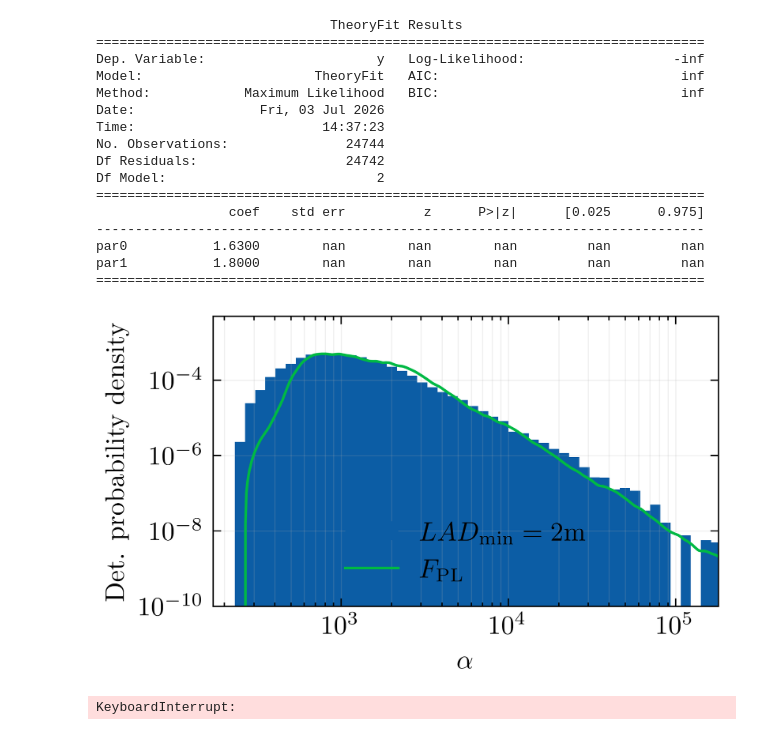
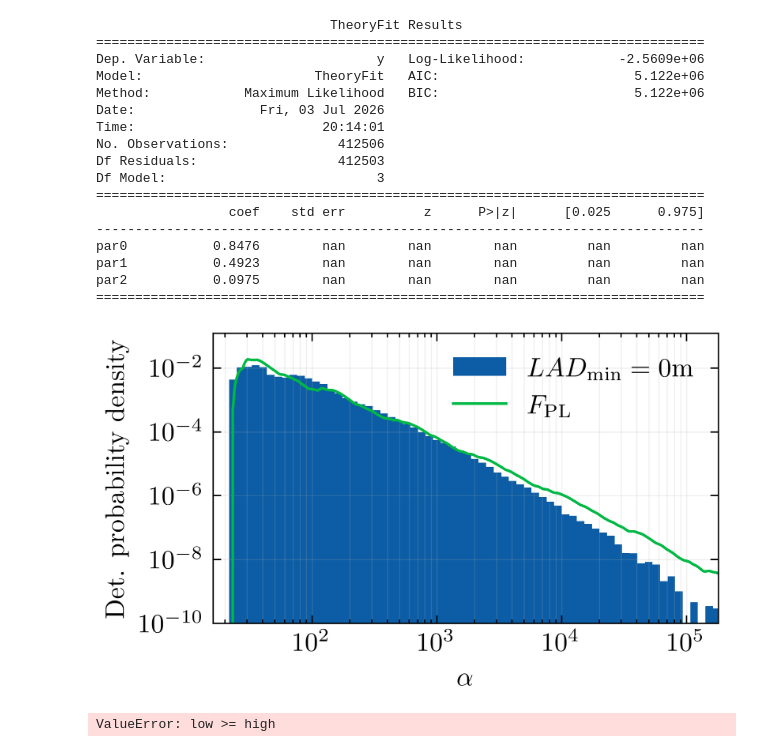
Before and after one commit to Joshua13764/QMAP, a Jupyter notebook: analysis/AkaikeWeights/workbook_simple_PowerLaw.ipynb, the cells around one changed output. Cells and saved outputs as stored; diff of their text form; code cells hidden in the pictures.

```diff
--- a/analysis/AkaikeWeights/workbook_simple_PowerLaw.ipynb
+++ b/analysis/AkaikeWeights/workbook_simple_PowerLaw.ipynb
@@ -25,62 +25,67 @@ from typing import Callable
 dp = DataProductEncyclopedia(
     data_products_path=Path(r"C:\Users\Joshu\OneDrive - Nexus365\AO33\Boulder_database\AO33\.data_products"))
 # %%
-from boulder_statistics.analysis.power_law_fitting import PowerLawFitting
+from boulder_statistics.analysis.power_law_var_g_fitting import PowerLawVarGFitting
 from boulder_statistics.analysis.sensitivity_model.KDE_bootstrapped_sensitivity_model import KDEBootstrappedSensitivityModel
 
 sm = KDEBootstrappedSensitivityModel(dp.db_jaccard_agg)
-fit = PowerLawFitting(dp, LAD_min=2,
-            sensitivity_model = KDEBootstrappedSensitivityModel(dp.db_jaccard_agg))
+fit = PowerLawVarGFitting(
+    dp, LAD_min=0,
+    sensitivity_model = KDEBootstrappedSensitivityModel(dp.db_jaccard_agg)
+    )
 # %%
 from statsmodels.base.model import GenericLikelihoodModelResults
 
+from boulder_statistics.analysis.fit_params.power_law_var_g_fit_params import PowerLawVarGFitParams
+
 mle_model: GenericLikelihoodModelResults = fit.MLE_fit(
-    optimize_params = PowerLawFitParams(q=1.63, g=1.8),
+    optimize_params = PowerLawVarGFitParams(q=0.8, g_mu=0.5, g_std=0.1),
     verbose = False,
     summary = True
 )
 # %% [output]
                               TheoryFit Results
 ==============================================================================
-Dep. Variable:                      y   Log-Likelihood:                   -inf
-Model:                      TheoryFit   AIC:                               inf
-Method:            Maximum Likelihood   BIC:                               inf
+Dep. Variable:                      y   Log-Likelihood:            -2.5609e+06
+Model:                      TheoryFit   AIC:                         5.122e+06
+Method:            Maximum Likelihood   BIC:                         5.122e+06
 Date:                Fri, 03 Jul 2026
-Time:                        14:37:23
-No. Observations:               24744
-Df Residuals:                   24742
-Df Model:                           2
+Time:                        20:14:01
+No. Observations:              412506
+Df Residuals:                  412503
+Df Model:                           3
 ==============================================================================
                  coef    std err          z      P>|z|      [0.025      0.975]
 ------------------------------------------------------------------------------
-par0           1.6300        nan        nan        nan         nan         nan
-par1           1.8000        nan        nan        nan         nan         nan
+par0           0.8476        nan        nan        nan         nan         nan
+par1           0.4923        nan        nan        nan         nan         nan
+par2           0.0975        nan        nan        nan         nan         nan
 ==============================================================================
 # %%
 # 1.6290 0.6006 for LAD min = 2
 alphas_hist = np.geomspace(1, 1e6, 100)
 alphas = np.geomspace(1, 1e6, 1000)
 
 counts, bins, _ = plt.hist(fit.cleaned_alphas_best_S,
                            alphas_hist, density = True, label = rf"$LAD_{{\text{{min}}}} = {fit.LAD_min}$m")
 
-fit_params = PowerLawFitParams(*mle_model.params)
-# fit_params = PowerLawFitParams(q=2, g=100)
+fit_params = PowerLawVarGFitParams(*mle_model.params)
+# fit_params = PowerLawVarGFitParams(q=1.63, g_mu=0.5, g_std=0.1)
 plt.plot(alphas, fit.F_norm(alphas, fit_params, sm.best_S_function), label = r"$F_{\text{PL}}$")
 
 plt.ylim(1e-10, counts.max() * 10)
 plt.xlim(fit.plot_range[0] * 0.7, fit.plot_range[1] * 0.5)
 plt.xscale("log")
 plt.xlabel(r"$\alpha$")
 plt.yscale("log")
 plt.ylabel("Det. probability density")
 plt.legend()
 plt.grid(which='both', linestyle='-', linewidth=0.4, alpha=0.2)
 plt.tight_layout()
 # plt.savefig(f".plots/PL_fit_LAS_gt_{fit.LAD_min}m.png")
 plt.show()
 # %% [output]
-[figure, old version]
+[figure, new version]
 # %%
 from datetime import datetime
 
@@ -88,7 +93,7 @@ output_dir = Path("MLE_random_sample_fit_data/PowerLaw")
 
 while True:
     df = fit.MultiMLEFit(
-        optimize_params=PowerLawFitParams(q=1.63, g=1.8),
+        optimize_params=fit_params,
         numb_runs=20,
         summary = False
     )
@@ -102,4 +107,4 @@ while True:
 
     print(f"Saved {filename}")
 # %% [output]
-KeyboardInterrupt:
+ValueError: low >= high
```
Also changed, not shown: 7 other files.
